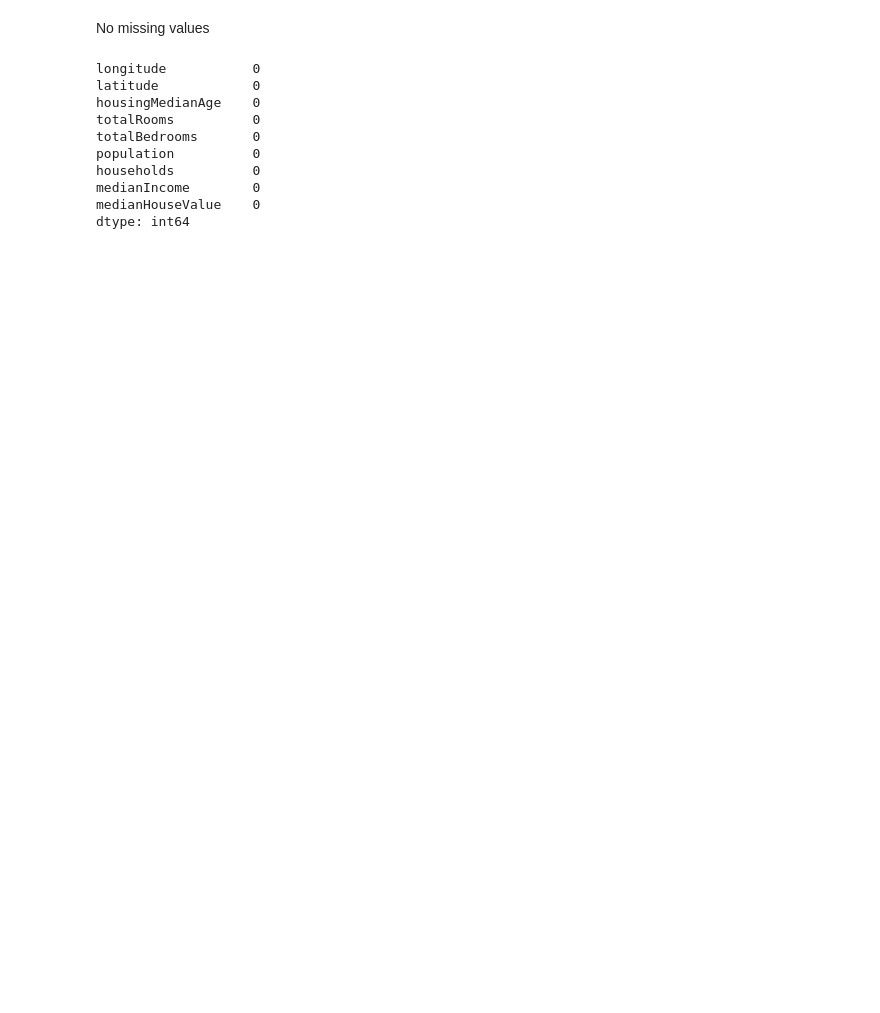
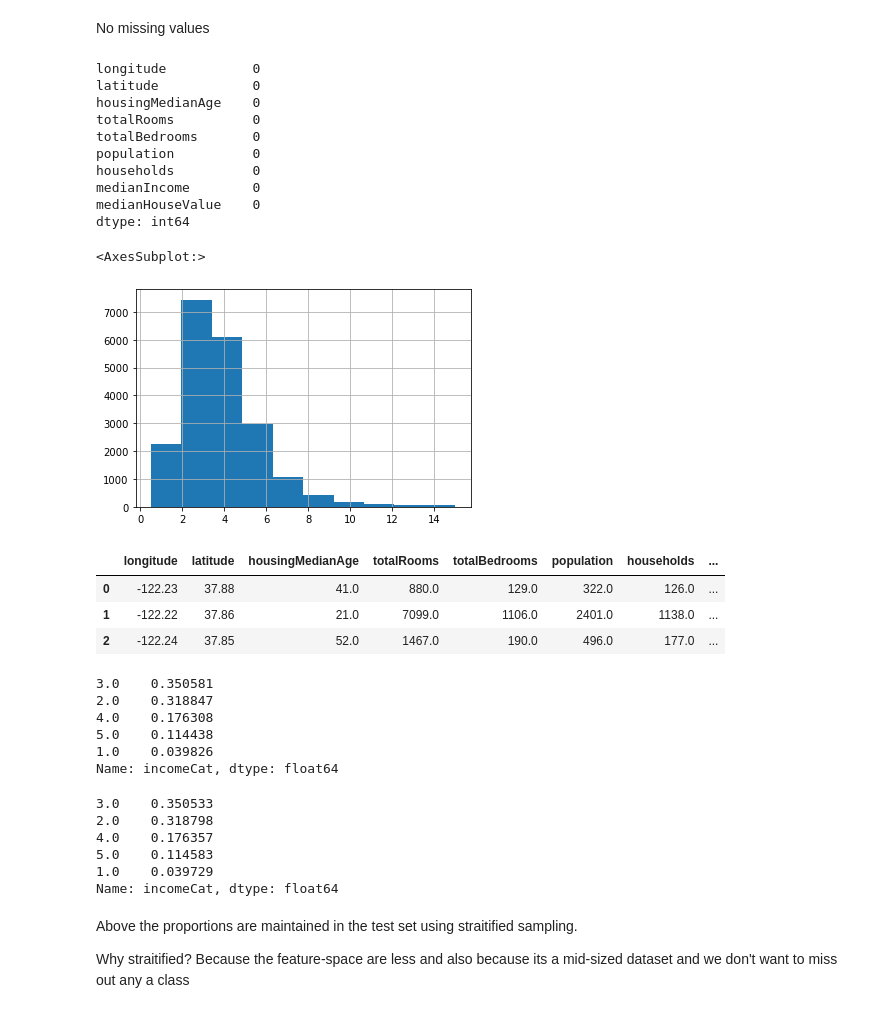
Before and after one commit to rcortezk9/Cal_Housing_Price_Prediction, a Jupyter notebook: Housing_Price_Prediction.ipynb, the cells around one changed output. Cells and saved outputs as stored; diff of their text form; code cells hidden in the pictures; blank space fills up the shorter version.

Commit message:
Added new column for categories to split up the income median. Examine the porportion of the cat and examine what lat and long had the most pop and highest cost.

```diff
--- a/Housing_Price_Prediction.ipynb
+++ b/Housing_Price_Prediction.ipynb
@@ -75,3 +74,20 @@ households          0
 medianIncome        0
 medianHouseValue    0
 dtype: int64
+# %%
+# Median income looks like an imp feature
+housing['medianIncome'].hist()
+# %% [output]
+<AxesSubplot:>
+[figure, added]
+# %%
+# Split up the distrbution in 5 categories
+housing['incomeCat'] = np.ceil(housing['medianIncome'] / 1.5)
+# Putting everycthing about the 5th categaor as 5th categroy
+housing['incomeCat'].where(housing['incomeCat'] < 5, other=5.0, inplace=True)
+housing.head(3)
+# %% [output]
+|  | longitude | latitude | housingMedianAge | totalRooms | totalBedrooms | population | households | ... |
+| 0 | -122.23 | 37.88 | 41.0 | 880.0 | 129.0 | 322.0 | 126.0 | ... |
+| 1 | -122.22 | 37.86 | 21.0 | 7099.0 | 1106.0 | 2401.0 | 1138.0 | ... |
+| 2 | -122.24 | 37.85 | 52.0 | 1467.0 | 190.0 | 496.0 | 177.0 | ... |
@@ -77,0 +102,23 @@ dtype: int64
+# %%
+housing['incomeCat'].value_counts() / len(housing)
+# %% [output]
+3.0    0.350581
+2.0    0.318847
+4.0    0.176308
+5.0    0.114438
+1.0    0.039826
+Name: incomeCat, dtype: float64
+# %%
+strat_test_set['incomeCat'].value_counts() / len(strat_test_set)
+# %% [output]
+3.0    0.350533
+2.0    0.318798
+4.0    0.176357
+5.0    0.114583
+1.0    0.039729
+Name: incomeCat, dtype: float64
+# %% [markdown]
+Above the proportions are maintained in the test set using straitified sampling.
+
+Why straitified? Because the feature-space are less and also because its a mid-sized
+dataset and we don't want to miss out any a class
```
Also changed, not shown: parts of 7 cells of this notebook.
